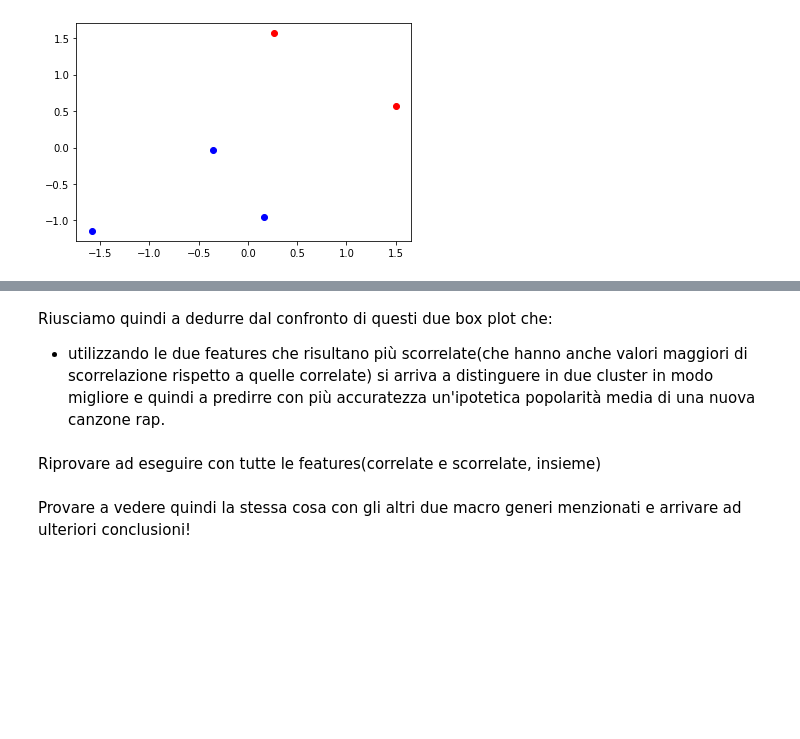
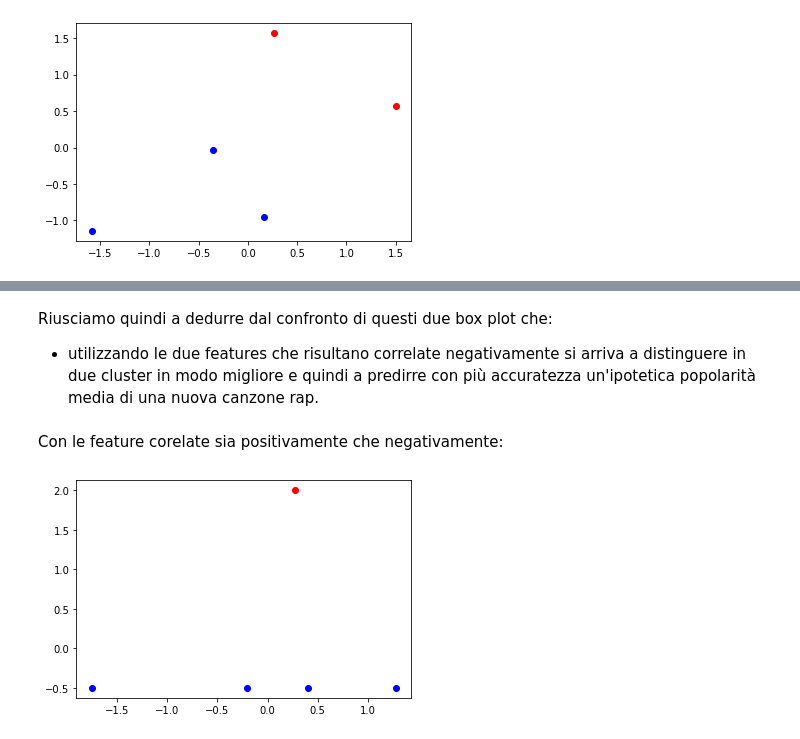
Before and after one commit to PedemonteGiacomo/DataScienceProject, a Jupyter notebook: project.ipynb, the cells around one changed output, grey strips where cells are left out. Cells and saved outputs as stored; diff of their text form; code cells hidden in the pictures; blank space fills up the shorter version.

```diff
--- a/project.ipynb
+++ b/project.ipynb
@@ -1128,7 +1035,12 @@ maxi_genere_rap.boxplot(column='Popularity',by='Clusters')
 # %% [markdown]
 Riusciamo quindi a dedurre dal confronto di questi due box plot che:
-- utilizzando le due features che risultano più scorrelate(che hanno anche valori maggiori di scorrelazione rispetto a quelle correlate) si arriva a distinguere in due cluster in modo migliore e quindi a predirre con più accuratezza un'ipotetica popolarità media di una nuova canzone rap.
+- utilizzando le due features che risultano correlate negativamente si arriva a distinguere in due cluster in modo migliore e quindi a predirre con più accuratezza un'ipotetica popolarità media di una nuova canzone rap.
-# %% [markdown]
-Riprovare ad eseguire con tutte le features(correlate e scorrelate, insieme)
-# %% [markdown]
-Provare a vedere quindi la stessa cosa con gli altri due macro generi menzionati e arrivare ad ulteriori conclusioni!
+# %% [markdown]
+Con le feature corelate sia positivamente che negativamente:
+# %%
+kmeans=KMeans(n_clusters=2, random_state=0).fit(A)
+y=kmeans.labels_
+for i in range(0,2):
+    plt.scatter(A[np.where(y==i),0],A[np.where(y==i),1], color = color[i])
+# %% [output]
+[figure, added]
```
Also changed, not shown: parts of 94 cells of this notebook.
